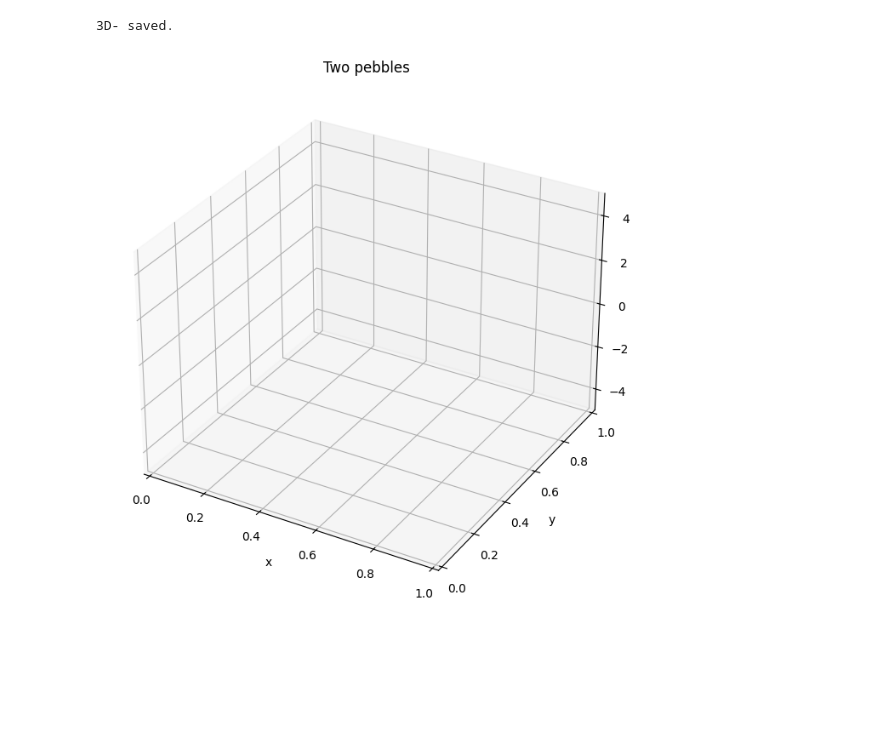
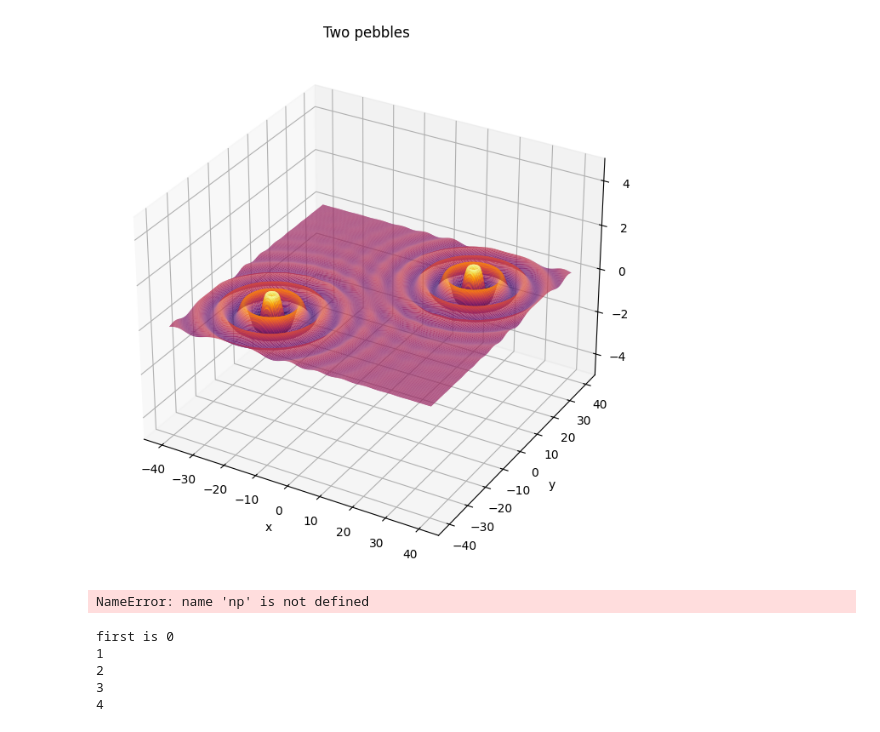
Before and after one commit to ojasprabhune/cooper-union-2025, a Jupyter notebook: ripples/main.ipynb, the cells around one changed output. Drawn from its saved outputs; the diff is of its cells as text; code cells hidden in the pictures; blank space fills up the shorter version.

```diff
--- a/ripples/main.ipynb
+++ b/ripples/main.ipynb
@@ -7,51 +6,36 @@ import time
 # %%
-def make_radius(peb_x, peb_y, x, y):
-    return np.sqrt(((x - peb_x) ** 2) + ((y - peb_y) ** 2))
+k = 1
 
-k = 1
-xi_const = 3
-
-def xi(peb_x, peb_y, x, y):
-    radius = make_radius(peb_x, peb_y, x, y)
-    return xi_const * np.sin(k * radius)
-
-def fun(decay, x, y, x1=0, y1=0, phi=0):
+def generate_sin(decay, x, y, x1=0, y1=0, phi=0):
     r = np.sqrt((x - x1)**2 + (y - y1)**2)
     decay = np.exp(-decay * r)
     return decay * np.sin(k * r - phi)
 # %%
 fig = plt.figure(figsize=(10, 8))
 ax = plt.axes(projection='3d')
 
 # Parameters
-time = np.linspace(0, 10, 1500)  # Time values from 0 to 10 seconds
-
 size = 40
 
 x = np.linspace(-size, size, 1500)
 y = np.linspace(-size, size, 1500)
 X, Y = np.meshgrid(x, y)
-Z = fun(0.1, X, Y, -20, -20)
+Z = generate_sin(0.1, X, Y, -20, -20)
 
 X2, Y2 = np.meshgrid(x, y)
-Z2 = fun(0.1, X2, Y2, 20, 20)
+Z2 = generate_sin(0.1, X2, Y2, 20, 20)
 
 ax.set_title('Two pebbles')
 ax.set_xlabel('x')
 ax.set_ylabel('y')
 ax.set_zlabel('z')
 
 ax.set_zlim(-5, 5)
 
-surface = None
-
-print('3D- saved.')
-
-# ax.plot_surface(X, Y, Z + Z2, cstride=15, rstride=15, cmap=cm.inferno, linewidth=0)
-# plt.show()
+ax.plot_surface(X, Y, Z + Z2, cstride=5, rstride=5, cmap=cm.inferno, linewidth=0)
+plt.show()
 # %% [output]
-3D- saved.
-[figure, old version]
+[figure, new version]
 # %%
 size = 40
 x = np.linspace(-size, size, 1500)
@@ -60,16 +44,27 @@ X, Y = np.meshgrid(x, y)
 X2, Y2 = np.meshgrid(x, y)  # actually X2 = X, Y2 = Y
 
 def animate(phi):
-    global surface
-    if surface:
-        surface.remove()
-    Z = fun(0.075, X, Y, 0, 0, phi)
-    Z2 = fun(0.075, X2, Y2, -20, -20, phi)
-    surface = ax.plot_surface(X, Y, Z, cmap=cm.inferno, cstride=7, rstride=7)
+    Z = generate_sin(0.075, X, Y, 20, 20, phi)
+    Z2 = generate_sin(0.075, X2, Y2, -20, -20, phi)
+    surface = ax.plot_surface(X, Y, Z + Z2, cmap=cm.inferno)
     return fig,
 
-ani = animation.FuncAnimation(fig, animate, frames=np.linspace(0, 25, 25),
+ani = animation.FuncAnimation(fig, animate, frames=np.linspace(0, 10, 10),
                               interval=1, blit=False)
 
 writergif = animation.PillowWriter(fps=12)
-ani.save('single-pebble.gif', writer=writergif)
+ani.save('renders/single-pebble.gif', writer=writergif)
+# %% [output]
+NameError: name 'np' is not defined
+# %%
+it = iter(range(5))
+first = next(it)
+print(f'first is {first}')
+for x in it:
+    print(x)
+# %% [output]
+first is 0
+1
+2
+3
+4
```
Also changed, not shown: parts of 2 cells of this notebook, 9 other files.
